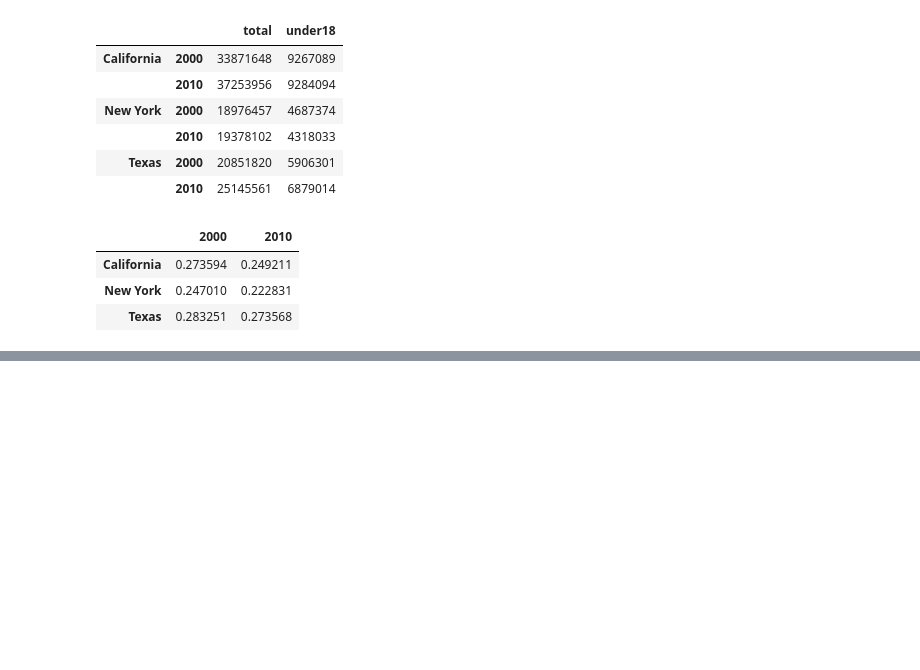
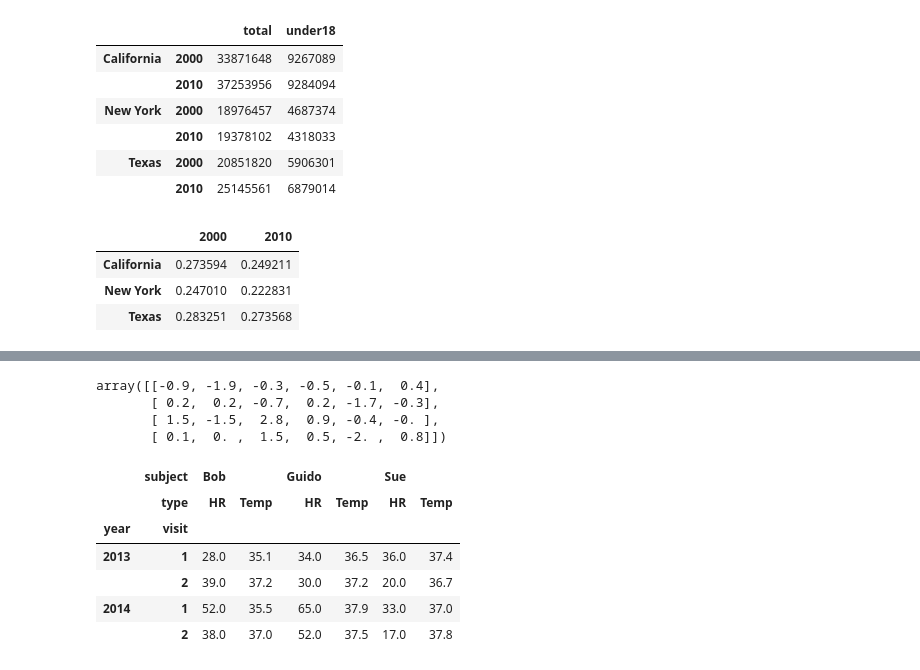
Before and after one commit to aliensmart/machine_learning, a Jupyter notebook: Pandas.ipynb, the cells around one changed output, grey strips where cells are left out. Cells and saved outputs as stored; diff of their text form; code cells hidden in the pictures; blank space fills up the shorter version.

Commit message:
added multiIndex

```diff
--- a/Pandas.ipynb
+++ b/Pandas.ipynb
@@ -802,0 +863,29 @@ f_u18.unstack()
+# %%
+# The rows and columns can have multiple level of indices
+index = pd.MultiIndex.from_product([[2013, 2014], [1, 2]], names=['year', 'visit'])
+columns = pd.MultiIndex.from_product([['Bob', 'Guido', 'Sue'], ['HR', 'Temp']], names=['subject', 'type'])
+# %%
+# mock some data
+data = np.round(np.random.randn(4, 6), 1)
+data
+# %% [output]
+array([[-0.9, -1.9, -0.3, -0.5, -0.1,  0.4],
+       [ 0.2,  0.2, -0.7,  0.2, -1.7, -0.3],
+       [ 1.5, -1.5,  2.8,  0.9, -0.4, -0. ],
+       [ 0.1,  0. ,  1.5,  0.5, -2. ,  0.8]])
+# %%
+data[:, ::2] *= 10
+# %%
+data += 37
+# %%
+# create the DataFrame
+health_data = pd.DataFrame(data, index=index, columns=columns)
+health_data
+# %% [output]
+|  | subject | Bob |  | Guido |  | Sue |  |
+|  | type | HR | Temp | HR | Temp | HR | Temp |
+| year | visit |  |  |  |  |  |  |
+| 2013 | 1 | 28.0 | 35.1 | 34.0 | 36.5 | 36.0 | 37.4 |
+|  | 2 | 39.0 | 37.2 | 30.0 | 37.2 | 20.0 | 36.7 |
+| 2014 | 1 | 52.0 | 35.5 | 65.0 | 37.9 | 33.0 | 37.0 |
+|  | 2 | 38.0 | 37.0 | 52.0 | 37.5 | 17.0 | 37.8 |
```
Also changed, not shown: parts of 6 cells of this notebook.
